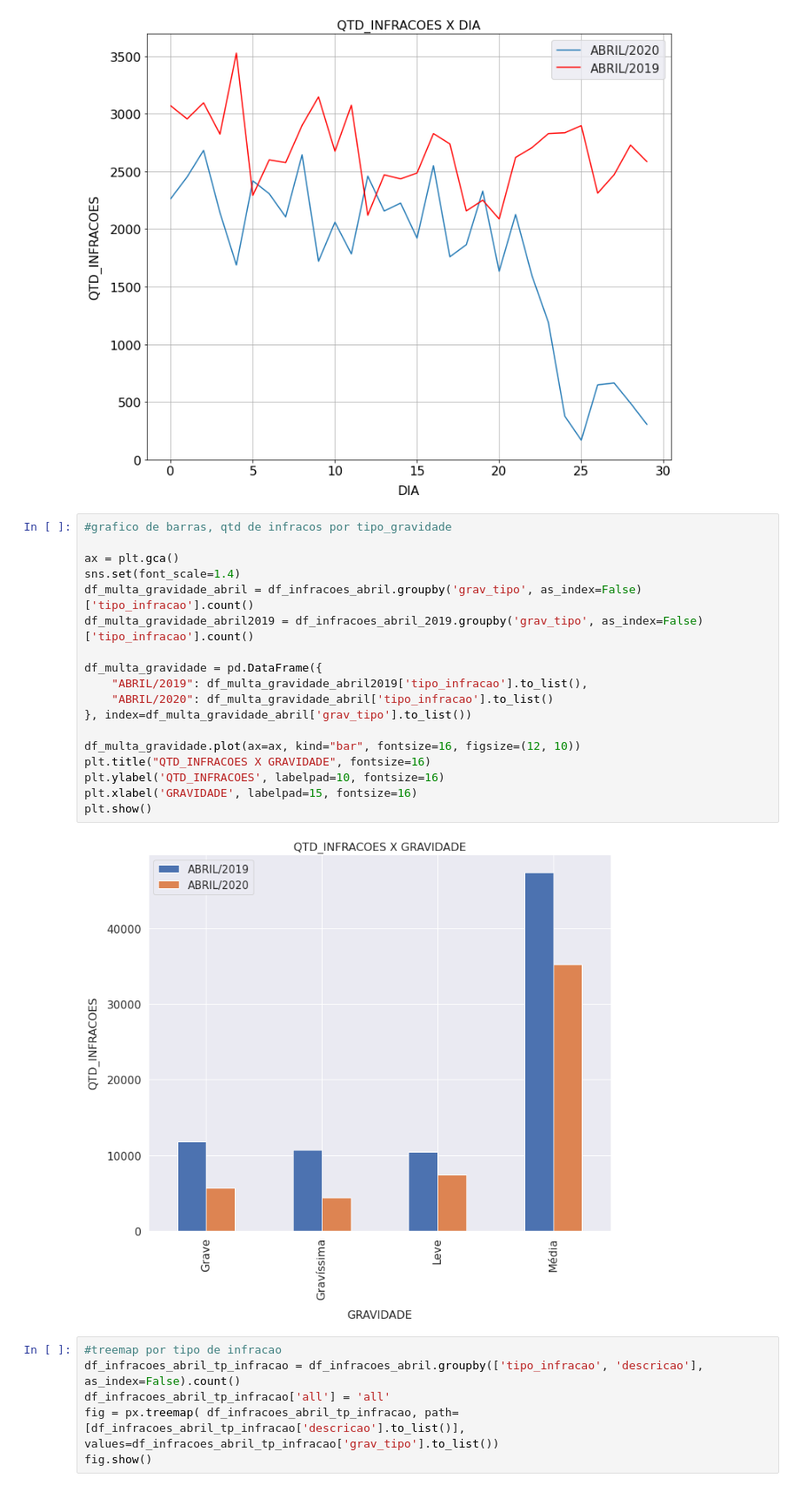
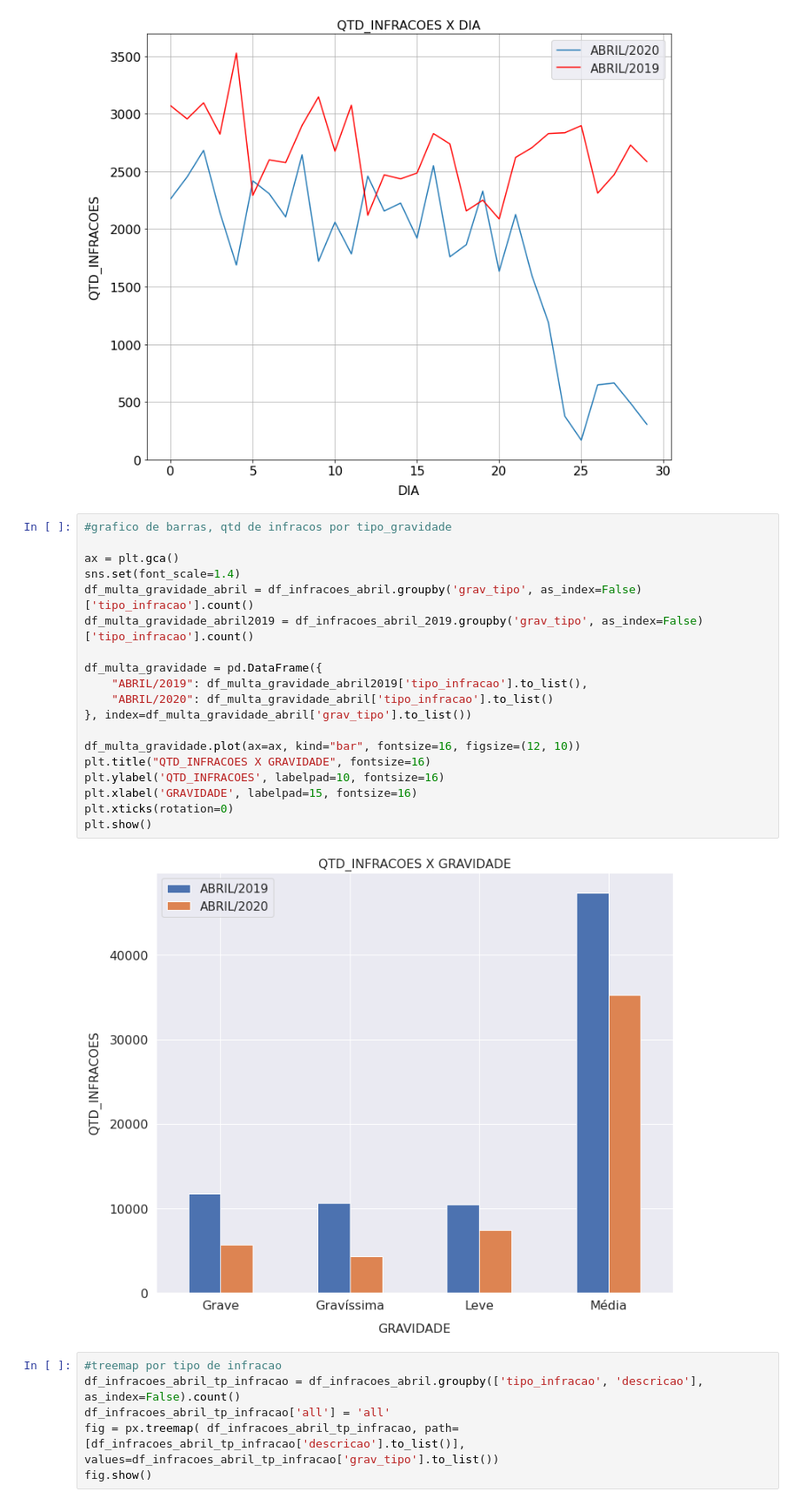
Before and after one commit to Madureiradaniel/dataset_infracoes, a Jupyter notebook: infracoes.ipynb, the cells around one changed output. Shown at 87% size. Drawn from its saved outputs; the diff is of its cells as text.

```diff
--- a/infracoes.ipynb
+++ b/infracoes.ipynb
@@ -28,23 +28,24 @@ plt.show()
 # %%
 #grafico de barras, qtd de infracos por tipo_gravidade
 
 ax = plt.gca()
 sns.set(font_scale=1.4)
 df_multa_gravidade_abril = df_infracoes_abril.groupby('grav_tipo', as_index=False)['tipo_infracao'].count()
 df_multa_gravidade_abril2019 = df_infracoes_abril_2019.groupby('grav_tipo', as_index=False)['tipo_infracao'].count()
 
 df_multa_gravidade = pd.DataFrame({
     "ABRIL/2019": df_multa_gravidade_abril2019['tipo_infracao'].to_list(),
     "ABRIL/2020": df_multa_gravidade_abril['tipo_infracao'].to_list()
 }, index=df_multa_gravidade_abril['grav_tipo'].to_list())
 
 df_multa_gravidade.plot(ax=ax, kind="bar", fontsize=16, figsize=(12, 10))
 plt.title("QTD_INFRACOES X GRAVIDADE", fontsize=16)
 plt.ylabel('QTD_INFRACOES', labelpad=10, fontsize=16)
 plt.xlabel('GRAVIDADE', labelpad=15, fontsize=16)
+plt.xticks(rotation=0)
 plt.show()
 # %% [output]
-[figure, old version]
+[figure, new version]
 # %%
 #treemap por tipo de infracao
 df_infracoes_abril_tp_infracao = df_infracoes_abril.groupby(['tipo_infracao', 'descricao'],  as_index=False).count()
```
